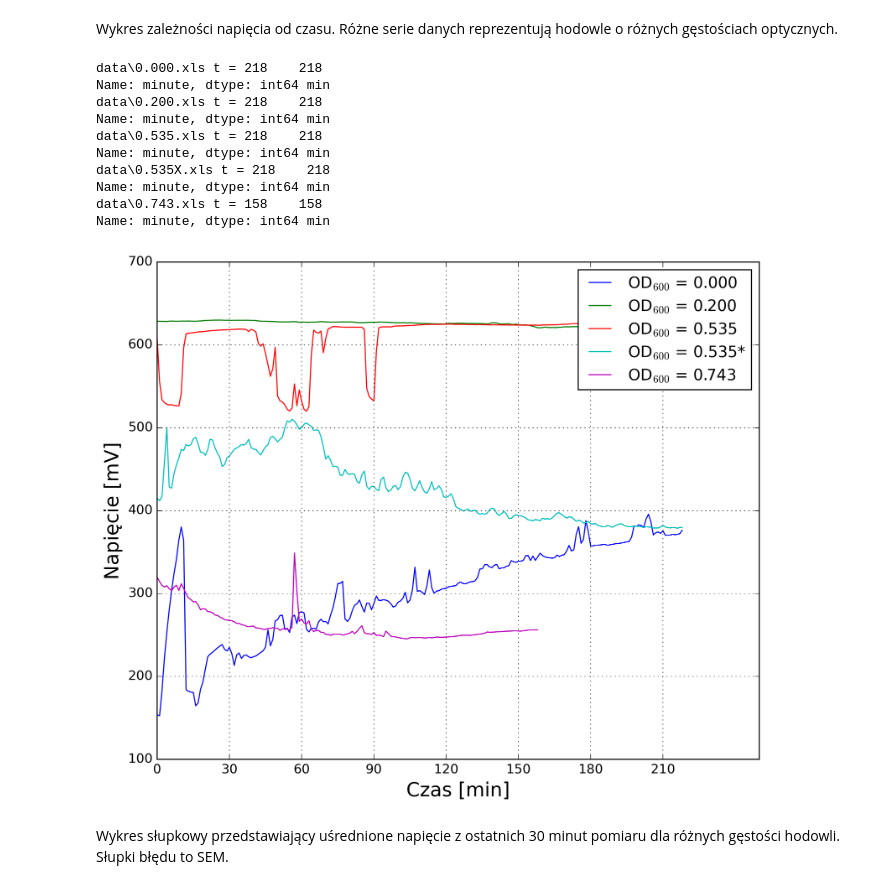
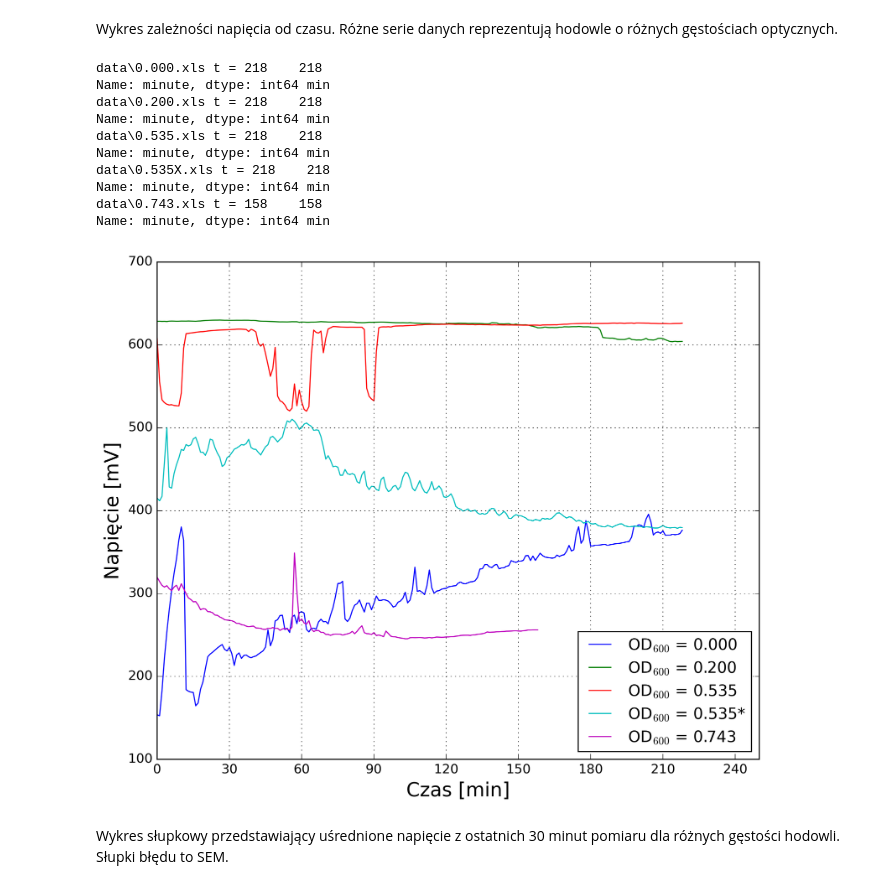
Before and after one commit to f1lem0n/biotech-bsc, a Jupyter notebook: mfc-volt-2022-04-21/mfc-volt-3.ipynb, the cells around one changed output. Drawn from its saved outputs; the diff is of its cells as text; code cells hidden in the pictures.

```diff
--- a/mfc-volt-2022-04-21/mfc-volt-3.ipynb
+++ b/mfc-volt-2022-04-21/mfc-volt-3.ipynb
@@ -96,36 +96,36 @@ for file in files:
 
     if 'X' in file:
         file = file.replace('X', '*')
     series_name = 'OD$_{600}$ = ' + f'{file[5:-4]}'
     legend.append(series_name)
     factor = 1000
 
 plt.ylabel(
     'Napięcie [mV]',
     fontdict={'fontsize': 18}
 )
 plt.xlabel(
     'Czas [min]',
     fontdict={'fontsize': 18}
 )
-plt.legend(legend)
+plt.legend(legend, loc='lower right')
 plt.grid()
-plt.xticks([0, 30, 60, 90, 120, 150, 180, 210])
+plt.xticks([0, 30, 60, 90, 120, 150, 180, 210, 240])
 fig1.savefig('../manuscript/figures/voltage1.png', bbox_inches='tight')
 plt.show()
 plt.close(fig1)
 # %% [output]
 data\0.000.xls t = 218    218
 Name: minute, dtype: int64 min
 data\0.200.xls t = 218    218
 Name: minute, dtype: int64 min
 data\0.535.xls t = 218    218
 Name: minute, dtype: int64 min
 data\0.535X.xls t = 218    218
 Name: minute, dtype: int64 min
 data\0.743.xls t = 158    158
 Name: minute, dtype: int64 min
-[figure, old version]
+[figure, new version]
 # %% [markdown]
 Wykres słupkowy przedstawiający uśrednione napięcie z ostatnich 30 minut pomiaru dla różnych gęstości hodowli. Słupki błędu to SEM.
 # %%
```
Also changed, not shown: 27 other files.
